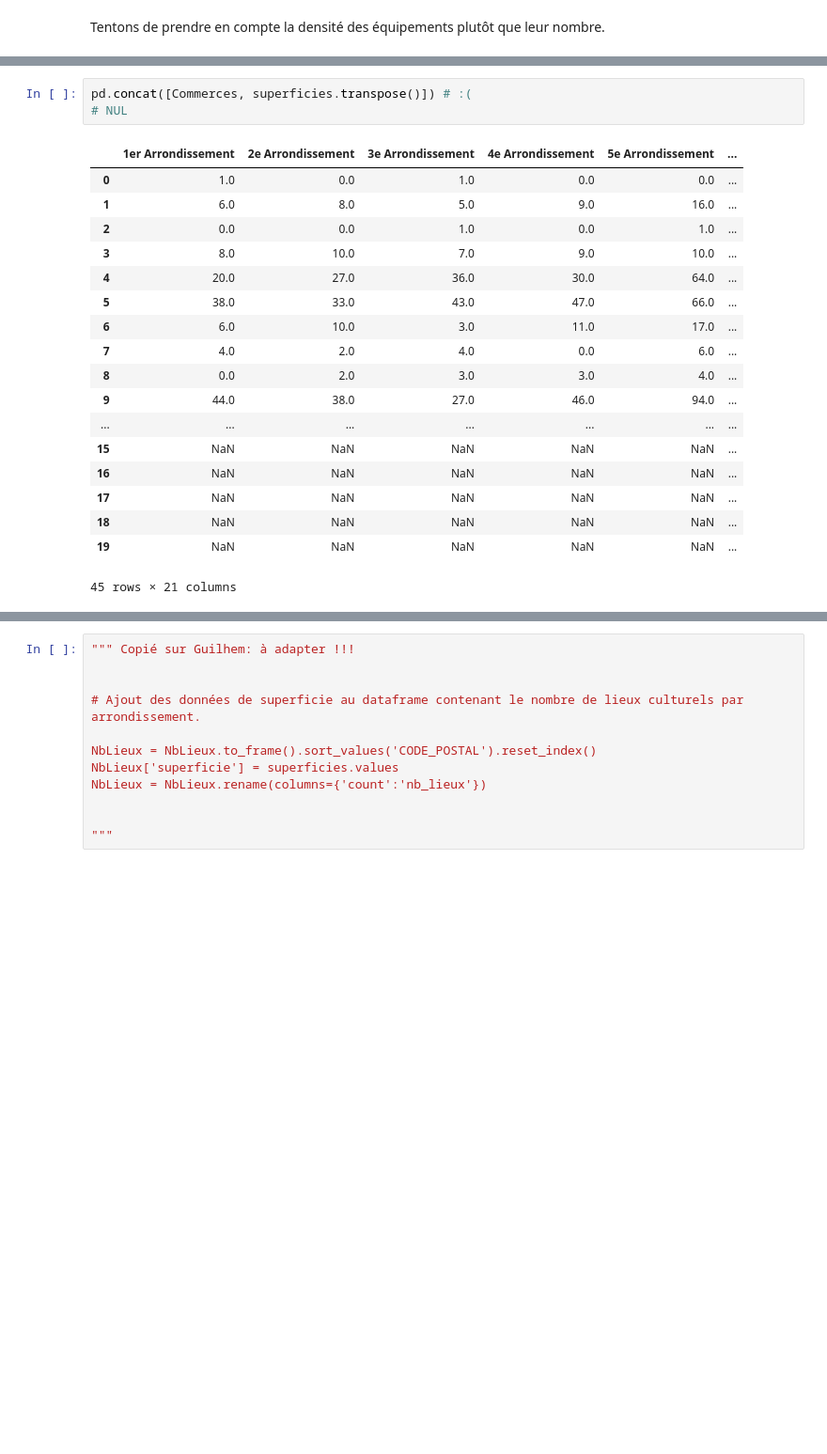
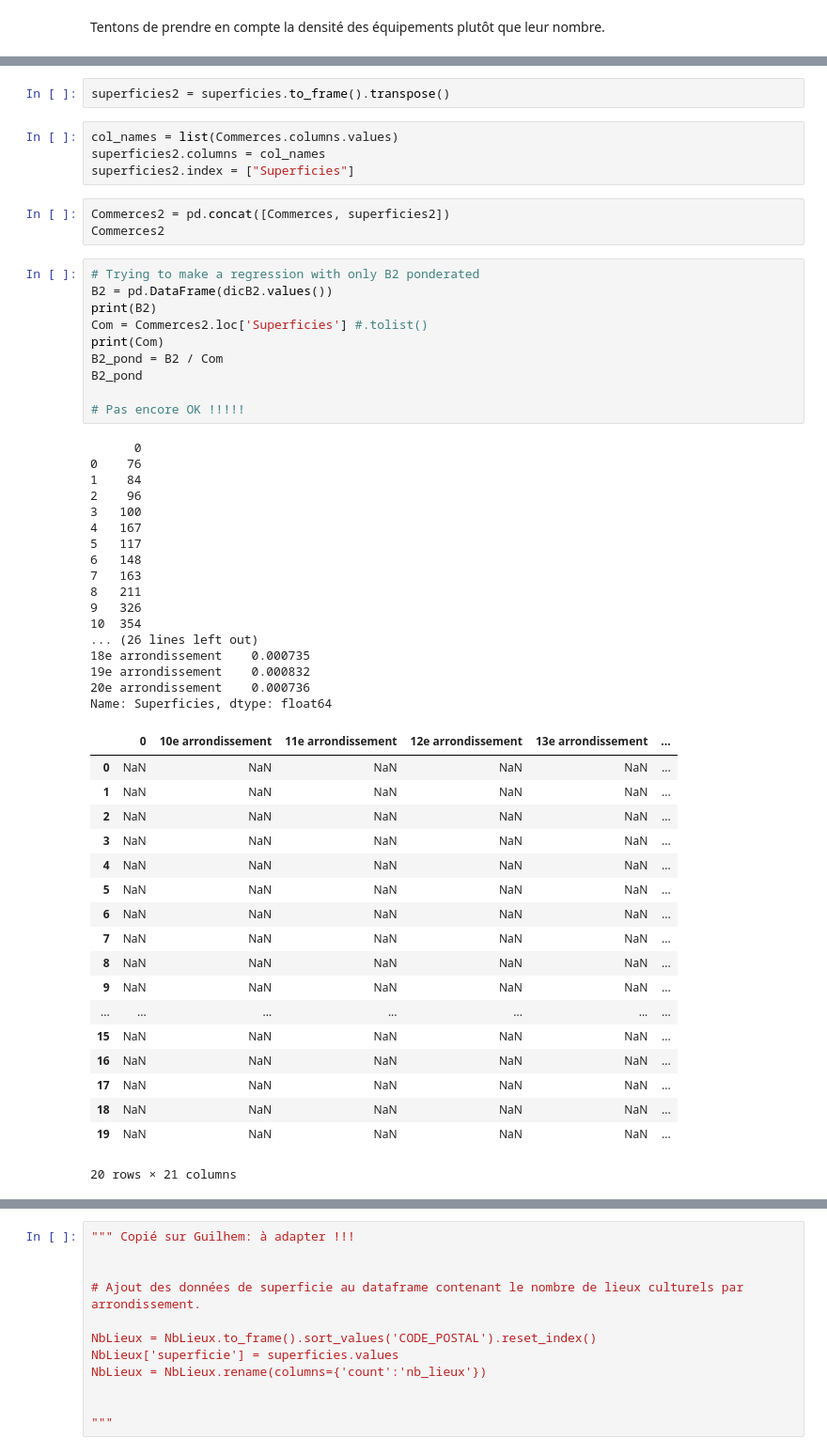
Before and after one commit to solenemoro/Projet_Python_2AENSAE, a Jupyter notebook: Equipements.ipynb, the cells around one changed output, grey strips where cells are left out. Shown: that part at 94% size. Saved outputs shown, nothing was run; the diff lists cells and outputs as text; blank space fills up the shorter version.

```diff
--- a/Equipements.ipynb
+++ b/Equipements.ipynb
@@ -360,25 +356,58 @@ ERROR 1: PROJ: proj_create_from_database: Open of /opt/mamba/share/proj failed
 18    0.000832
 19    0.000736
 dtype: float64
-# %%
-pd.concat([Commerces, superficies.transpose()]) # :(
-# NUL
-# %% [output]
-|  | 1er Arrondissement | 2e Arrondissement | 3e Arrondissement | 4e Arrondissement | 5e Arrondissement | ... |
-| 0 | 1.0 | 0.0 | 1.0 | 0.0 | 0.0 | ... |
-| 1 | 6.0 | 8.0 | 5.0 | 9.0 | 16.0 | ... |
-| 2 | 0.0 | 0.0 | 1.0 | 0.0 | 1.0 | ... |
-| 3 | 8.0 | 10.0 | 7.0 | 9.0 | 10.0 | ... |
-| 4 | 20.0 | 27.0 | 36.0 | 30.0 | 64.0 | ... |
-| 5 | 38.0 | 33.0 | 43.0 | 47.0 | 66.0 | ... |
-| 6 | 6.0 | 10.0 | 3.0 | 11.0 | 17.0 | ... |
-| 7 | 4.0 | 2.0 | 4.0 | 0.0 | 6.0 | ... |
-| 8 | 0.0 | 2.0 | 3.0 | 3.0 | 4.0 | ... |
-| 9 | 44.0 | 38.0 | 27.0 | 46.0 | 94.0 | ... |
-| ... | ... | ... | ... | ... | ... | ... |
-| 15 | NaN | NaN | NaN | NaN | NaN | ... |
-| 16 | NaN | NaN | NaN | NaN | NaN | ... |
-| 17 | NaN | NaN | NaN | NaN | NaN | ... |
-| 18 | NaN | NaN | NaN | NaN | NaN | ... |
-| 19 | NaN | NaN | NaN | NaN | NaN | ... |
-45 rows × 21 columns
+# %%
+superficies2 = superficies.to_frame().transpose()
+# %%
+col_names = list(Commerces.columns.values)
+superficies2.columns = col_names
+superficies2.index = ["Superficies"]
+# %%
+Commerces2 = pd.concat([Commerces, superficies2])
+Commerces2
+# %%
+# Trying to make a regression with only B2 ponderated
+B2 = pd.DataFrame(dicB2.values())
+print(B2)
+Com = Commerces2.loc['Superficies'] #.tolist()
+print(Com)
+B2_pond = B2 / Com
+B2_pond
+
+# Pas encore OK !!!!!
+# %% [output]
+      0
+0    76
+1    84
+2    96
+3   100
+4   167
+5   117
+6   148
+7   163
+8   211
+9   326
+10  354
+... (26 lines left out)
+18e arrondissement    0.000735
+19e arrondissement    0.000832
+20e arrondissement    0.000736
+Name: Superficies, dtype: float64
+|  | 0 | 10e arrondissement | 11e arrondissement | 12e arrondissement | 13e arrondissement | ... |
+| 0 | NaN | NaN | NaN | NaN | NaN | ... |
+| 1 | NaN | NaN | NaN | NaN | NaN | ... |
+| 2 | NaN | NaN | NaN | NaN | NaN | ... |
+| 3 | NaN | NaN | NaN | NaN | NaN | ... |
+| 4 | NaN | NaN | NaN | NaN | NaN | ... |
+| 5 | NaN | NaN | NaN | NaN | NaN | ... |
+| 6 | NaN | NaN | NaN | NaN | NaN | ... |
+| 7 | NaN | NaN | NaN | NaN | NaN | ... |
+| 8 | NaN | NaN | NaN | NaN | NaN | ... |
+| 9 | NaN | NaN | NaN | NaN | NaN | ... |
+| ... | ... | ... | ... | ... | ... | ... |
+| 15 | NaN | NaN | NaN | NaN | NaN | ... |
+| 16 | NaN | NaN | NaN | NaN | NaN | ... |
+| 17 | NaN | NaN | NaN | NaN | NaN | ... |
+| 18 | NaN | NaN | NaN | NaN | NaN | ... |
+| 19 | NaN | NaN | NaN | NaN | NaN | ... |
+20 rows × 21 columns
```
Also changed, not shown: parts of 12 cells of this notebook, 1 other file.
